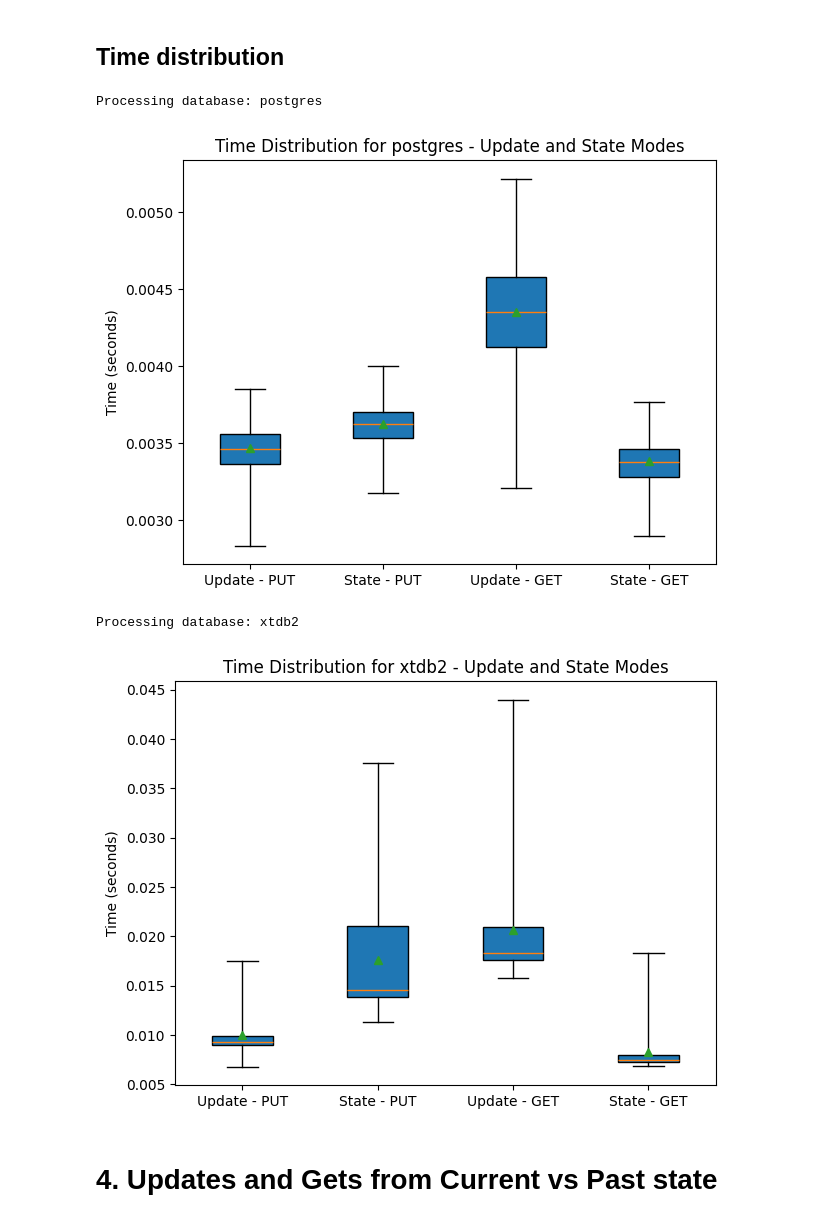
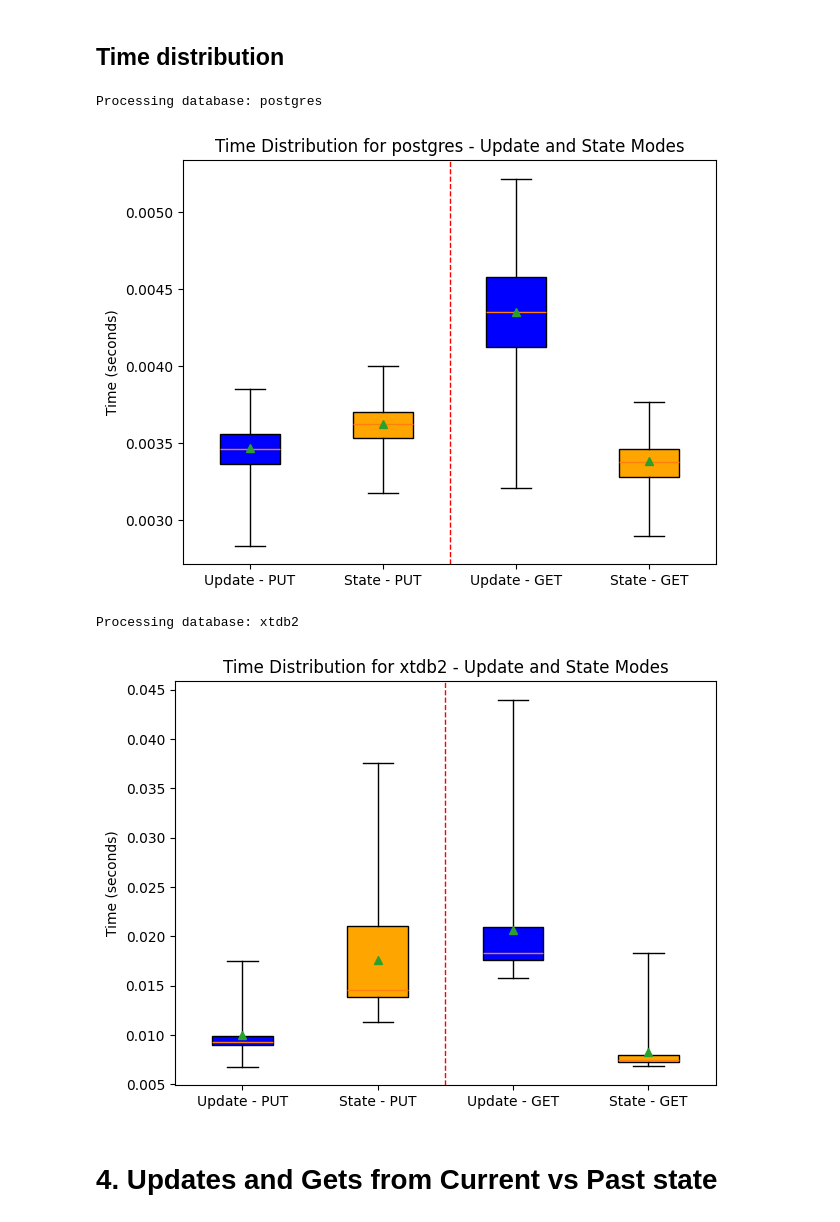
Before and after one commit to DinisSousa2003/api-kevel-mock, a Jupyter notebook: analysis.ipynb, the cells around one changed output. Drawn from its saved outputs; the diff is of its cells as text; code cells hidden in the pictures.

```diff
--- a/analysis.ipynb
+++ b/analysis.ipynb
@@ -114,7 +114,7 @@ def load_all_data(path):
 # %%
 database = "postgres"
 users = 1
-rate = 1
+rate = 10
 
 diff_path = make_path(database, "diff", TIME, GPT, NOW, users, rate)
 state_path = make_path(database, "state", TIME, GPT, NOW, users, rate)
@@ -212,8 +212,8 @@ plt.show()
 ## XTDB2
 # %%
 database = "xtdb2"
-users = 1
-rate = 1
+users = 10
+rate = 10
 
 diff_path = make_path(database, "diff", TIME, GPT, NOW, users, rate)
 state_path = make_path(database, "state", TIME, GPT, NOW, users, rate)
@@ -285,7 +285,7 @@ plt.show()
 # 2. Compare average PUT and GET time in update vs state based
 # %%
 users = 1
-rate = 1
+rate = 10
 
 for database in ALL_DATABASES:
     diff_path = make_path(database, "diff", TIME, GPT, NOW, users, rate)
@@ -363,37 +363,42 @@ for database in ALL_DATABASES:
     diff_filtered = get_latest_data(diff_times)
 
     fig, ax = plt.subplots()
 
     #Take the data for ALL PUT and ALL GET and build the boxes
 
     diff_put_times = diff_filtered[diff_filtered['label'] == 'ALL PUT']
     diff_get_times = diff_filtered[diff_filtered['label'] == 'ALL GET']
     state_put_times = state_filtered[state_filtered['label'] == 'ALL PUT']
     state_get_times = state_filtered[state_filtered['label'] == 'ALL GET']
 
     for label, times in zip(['Update - PUT', 'State - PUT', 'Update - GET', 'State - GET'], [diff_put_times, diff_get_times, state_put_times, state_get_times]):
         if not times.empty:
             bottom = times['min'].values[0]
             q1 = times['p25'].values[0]
             med = times['p50'].values[0]
             mean = times['avg'].values[0]
             q3 = times['p75'].values[0]
             top = times['p99'].values[0]
             boxes.append(make_box(f"{label}", bottom, q1, med, mean, q3, top))
 
     # Create boxplot
-    ax.bxp(boxes, vert=True, patch_artist=True, showfliers=False, showmeans=True)
+    bplots = ax.bxp(boxes, vert=True, patch_artist=True, showfliers=False, showmeans=True)
     ax.set_ylabel('Time (seconds)')
     ax.set_title(f'Time Distribution for {database} - Update and State Modes')
+    ax.axvline(x=2.5, color='red', linestyle='--', linewidth=1)
+
+    colors = ["blue", "orange", "blue", "orange"]
+    for patch, clr in zip(bplots["boxes"], colors):
+        patch.set_facecolor(clr)
     plt.tight_layout()
     plt.show()
 
     # Create boxes for diff and state
 # %% [output]
 Processing database: postgres
-[figure, old version]
+[figure, new version]
 Processing database: xtdb2
-[figure, old version]
+[figure, new version]
 # %% [markdown]
 # 4. Updates and Gets from Current vs Past state
 # %% [markdown]
```
Also changed, not shown: parts of 6 cells of this notebook, 1 other file.
